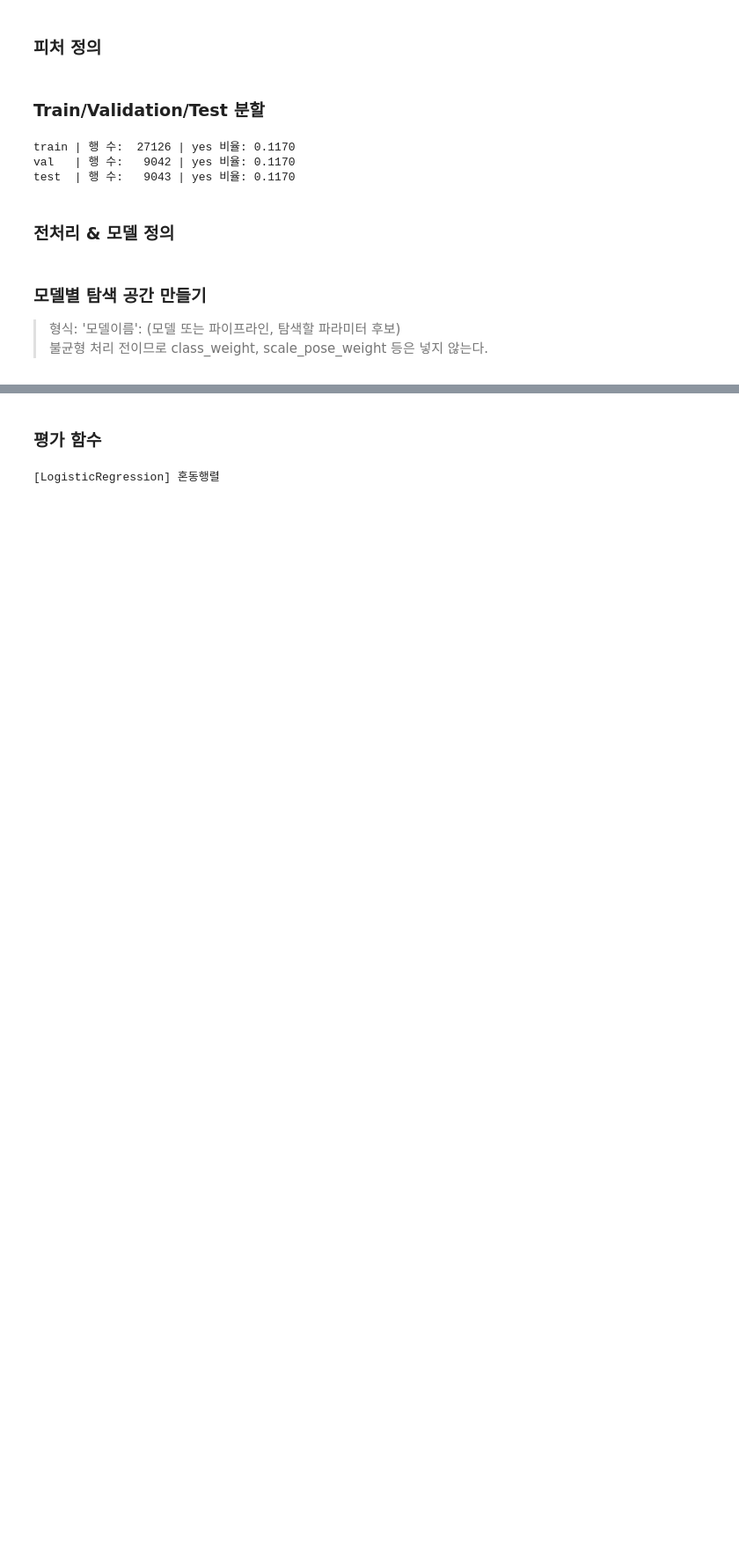
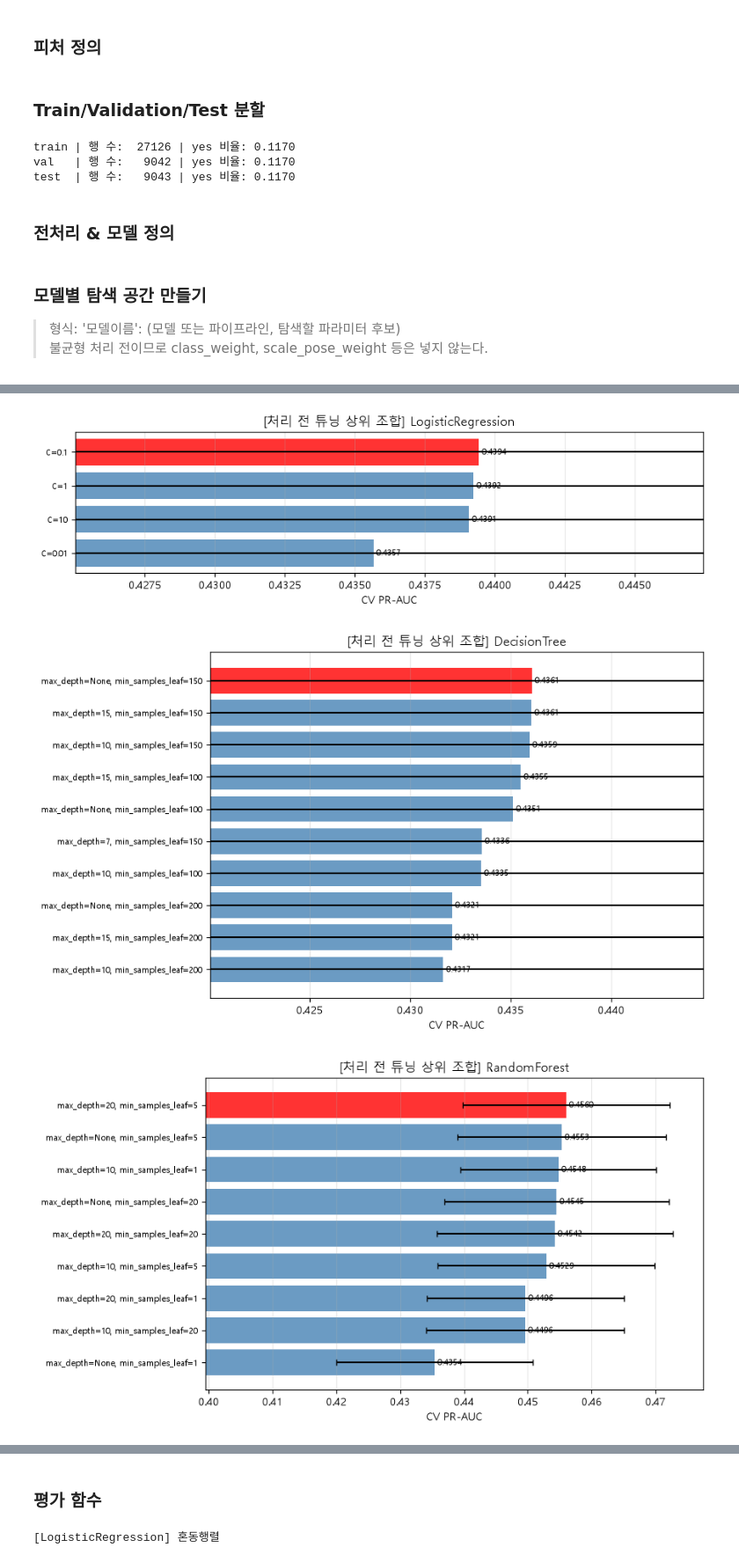
Before and after one commit to kant-deposit-project/deposit_project, a Jupyter notebook: 모델 생성.ipynb, the cells around one changed output, grey strips where cells are left out. Shown at 88% size. Cells and saved outputs as stored; diff of their text form; code cells hidden in the pictures; blank space fills up the shorter version.

```diff
--- a/모델 생성.ipynb
+++ b/모델 생성.ipynb
@@ -241,0 +356,39 @@ KeyboardInterrupt:
+# %%
+def plot_top_combos(search, title, top_n=10):
+    """CV PR-AUC 상위 조합을 막대그래프로 (오차막대 = 5개 fold 간 표준편차)"""
+    res = (pd.DataFrame(search.cv_results_)
+           .sort_values("mean_test_score", ascending=False)
+           .head(top_n))
+
+    # y축 라벨: 'max_depth=3, learning_rate=0.05' 형식
+    labels = [", ".join(f"{clean_name(k)}={v}" for k, v in params.items())
+              for params in res["params"]]
+
+    fig, ax = plt.subplots(figsize=(9, 0.45 * len(res) + 1))
+    colors = ["red"] + ["steelblue"] * (len(res) - 1)    # 1등(선택된 조합)만 빨간색
+    ax.barh(range(len(res)), res["mean_test_score"], xerr=res["std_test_score"],
+            color=colors, alpha=0.8, capsize=3)
+    ax.set_yticks(range(len(res)))
+    ax.set_yticklabels(labels, fontsize=8)
+    ax.invert_yaxis()                                     # 1등이 맨 위로
+
+    # 막대 끝에 점수 표시
+    for i, v in enumerate(res["mean_test_score"]):
+        ax.text(v, i, f" {v:.4f}", va="center", fontsize=8)
+
+    # 점수 차이가 잘 보이도록 x축 범위를 상위 조합 근처로 좁힘
+    lo, hi = res["mean_test_score"].min(), res["mean_test_score"].max()
+    ax.set_xlim(lo - (hi - lo) * 1.5 - 0.005, hi + (hi - lo) * 0.8 + 0.005)
+    ax.set_xlabel("CV PR-AUC")
+    ax.set_title(title)
+    ax.grid(axis="x", alpha=0.3)
+    fig.tight_layout()
+    plt.show()
+
+
+for name, search in base_searches.items():
+    plot_top_combos(search, f"[처리 전 튜닝 상위 조합] {name}")
+# %% [output]
+[figure, added]
+[figure, added]
+[figure, added]
```
Also changed, not shown: parts of 33 cells of this notebook, 1 other file.
